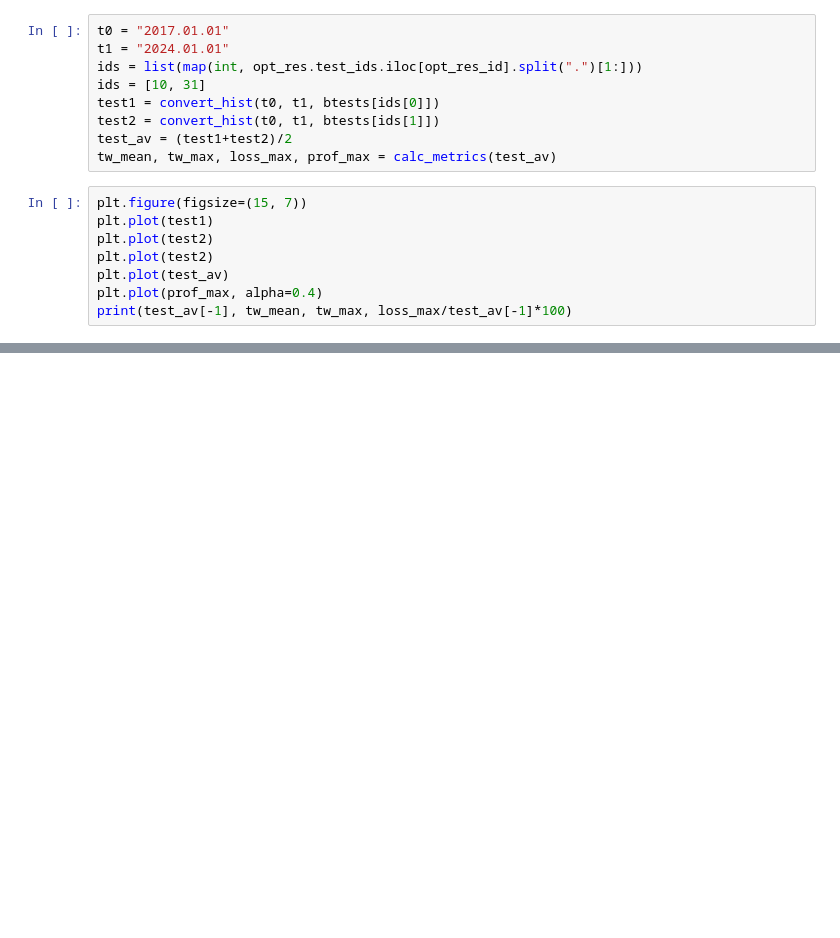
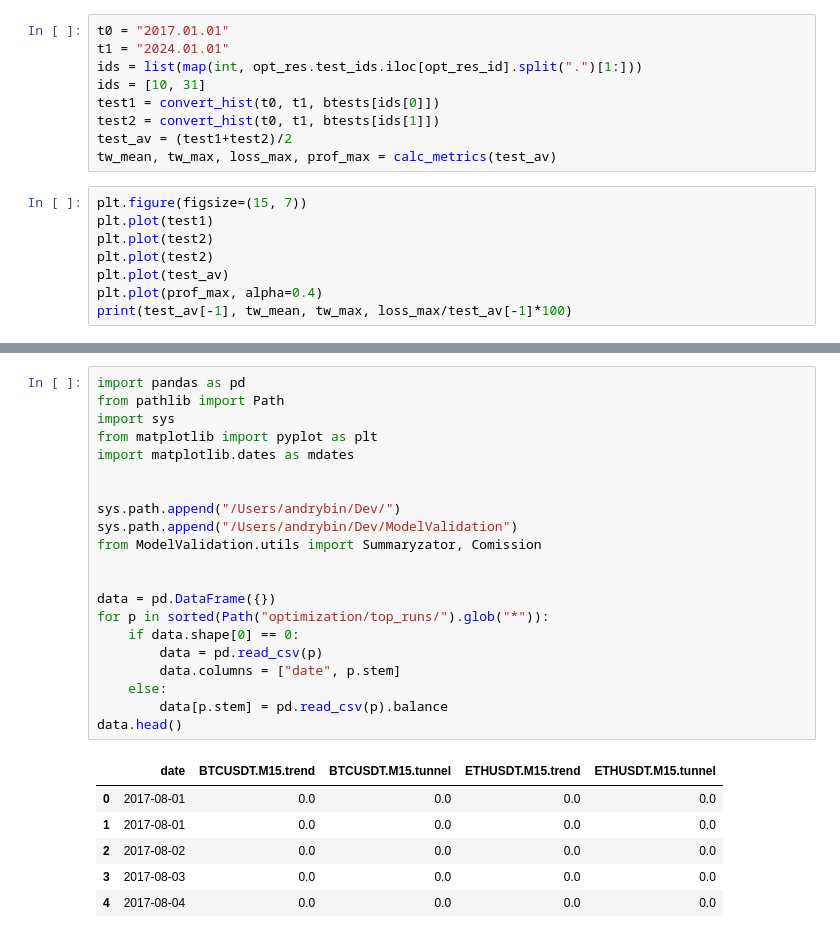
Before and after one commit to binrey/MLTR, a Jupyter notebook: optim_research.ipynb, the cells around one changed output, grey strips where cells are left out. Drawn from its saved outputs; the diff is of its cells as text; blank space fills up the shorter version.

```diff
--- a/optim_research.ipynb
+++ b/optim_research.ipynb
@@ -143,0 +171,28 @@ print(test_av[-1], tw_mean, tw_max, loss_max/test_av[-1]*100)
+# %%
+import pandas as pd
+from pathlib import Path
+import sys
+from matplotlib import pyplot as plt
+import matplotlib.dates as mdates
+
+
+sys.path.append("/Users/andrybin/Dev/")
+sys.path.append("/Users/andrybin/Dev/ModelValidation")
+from ModelValidation.utils import Summaryzator, Comission
+
+
+data = pd.DataFrame({})
+for p in sorted(Path("optimization/top_runs/").glob("*")):
+    if data.shape[0] == 0:
+        data = pd.read_csv(p)
+        data.columns = ["date", p.stem]
+    else:
+        data[p.stem] = pd.read_csv(p).balance
+data.head()
+# %% [output]
+|  | date | BTCUSDT.M15.trend | BTCUSDT.M15.tunnel | ETHUSDT.M15.trend | ETHUSDT.M15.tunnel |
+| 0 | 2017-08-01 | 0.0 | 0.0 | 0.0 | 0.0 |
+| 1 | 2017-08-01 | 0.0 | 0.0 | 0.0 | 0.0 |
+| 2 | 2017-08-02 | 0.0 | 0.0 | 0.0 | 0.0 |
+| 3 | 2017-08-03 | 0.0 | 0.0 | 0.0 | 0.0 |
+| 4 | 2017-08-04 | 0.0 | 0.0 | 0.0 | 0.0 |
```
Also changed, not shown: parts of 4 cells of this notebook.
